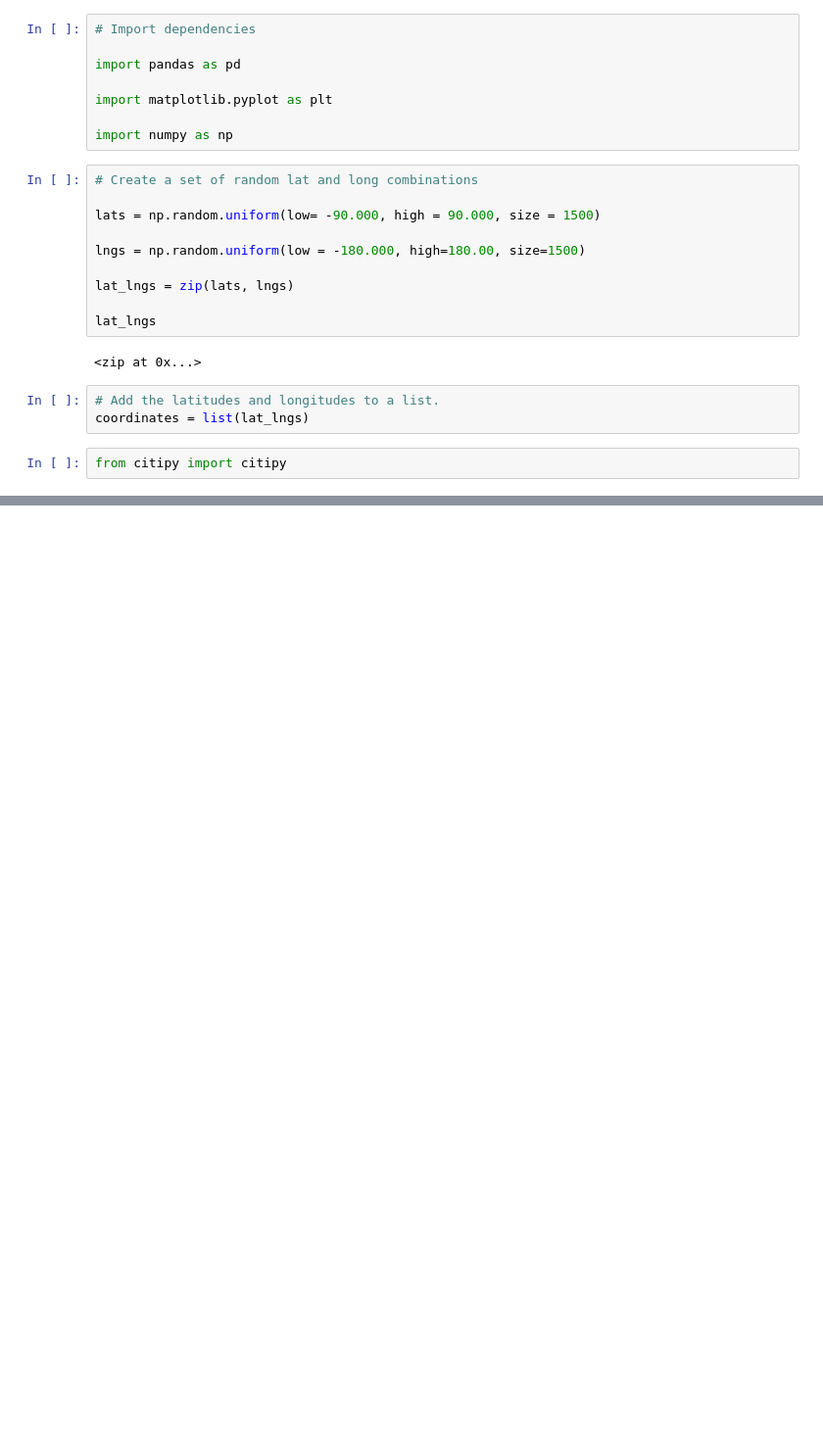
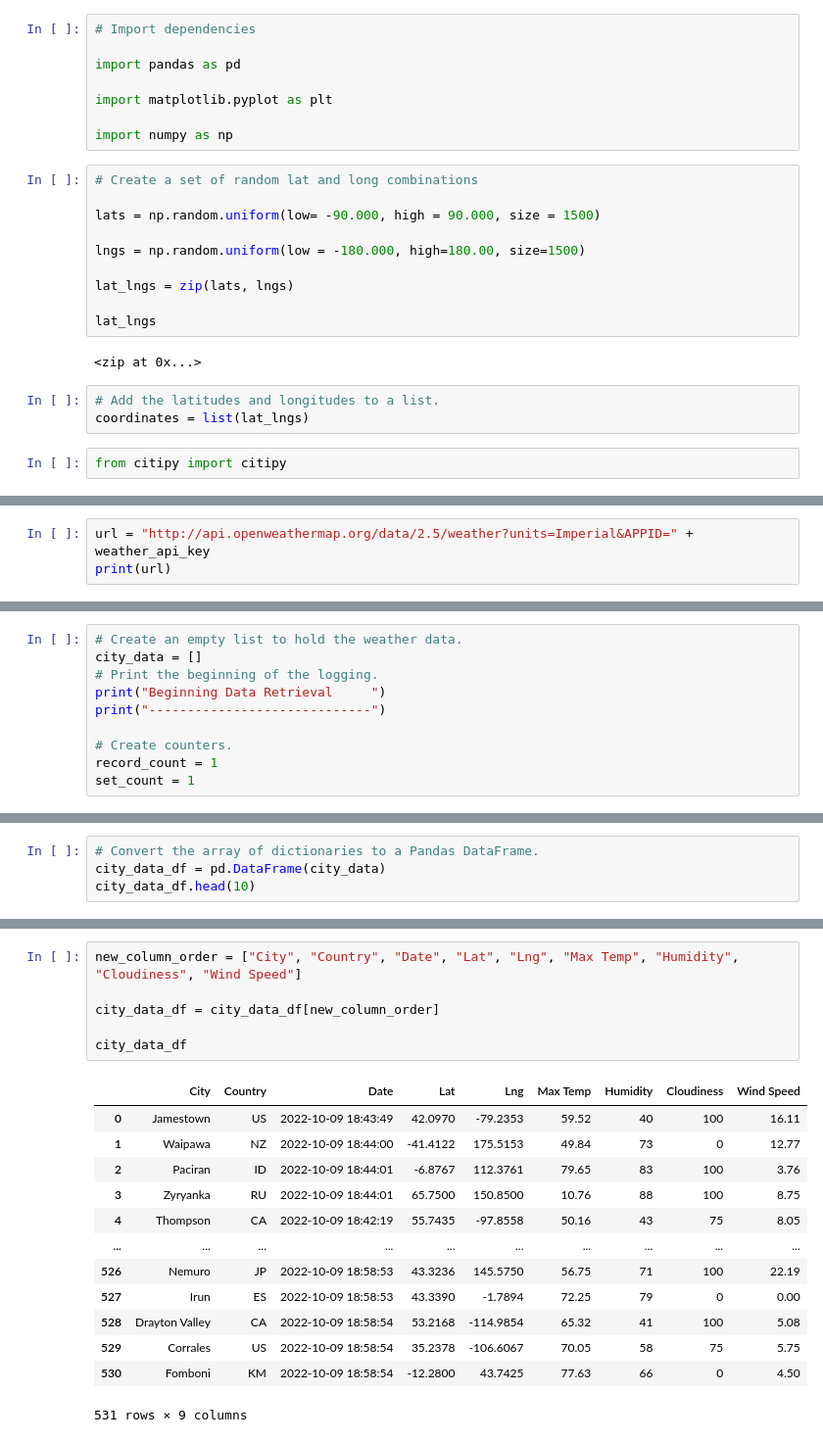
Before and after one commit to Adam-Warrick/world_weather_analysis, a Jupyter notebook: weatherpy.ipynb, the cells around one changed output, grey strips where cells are left out. Shown: that part at 98% size. Saved outputs shown, nothing was run; the diff lists cells and outputs as text; blank space fills up the shorter version.

Commit message:
Updated weatherpy

```diff
--- a/weatherpy.ipynb
+++ b/weatherpy.ipynb
@@ -45,0 +62,3 @@ len(cities)
+# %%
+url = "http://api.openweathermap.org/data/2.5/weather?units=Imperial&APPID=" + weather_api_key
+print(url)
@@ -45,0 +67,10 @@ len(cities)
+# %%
+# Create an empty list to hold the weather data.
+city_data = []
+# Print the beginning of the logging.
+print("Beginning Data Retrieval     ")
+print("-----------------------------")
+
+# Create counters.
+record_count = 1
+set_count = 1
@@ -45,0 +154,4 @@ len(cities)
+# %%
+# Convert the array of dictionaries to a Pandas DataFrame.
+city_data_df = pd.DataFrame(city_data)
+city_data_df.head(10)
@@ -45,0 +170,20 @@ len(cities)
+# %%
+new_column_order = ["City", "Country", "Date", "Lat", "Lng", "Max Temp", "Humidity", "Cloudiness", "Wind Speed"]
+
+city_data_df = city_data_df[new_column_order]
+
+city_data_df
+# %% [output]
+|  | City | Country | Date | Lat | Lng | Max Temp | Humidity | Cloudiness | Wind Speed |
+| 0 | Jamestown | US | 2022-10-09 18:43:49 | 42.0970 | -79.2353 | 59.52 | 40 | 100 | 16.11 |
+| 1 | Waipawa | NZ | 2022-10-09 18:44:00 | -41.4122 | 175.5153 | 49.84 | 73 | 0 | 12.77 |
+| 2 | Paciran | ID | 2022-10-09 18:44:01 | -6.8767 | 112.3761 | 79.65 | 83 | 100 | 3.76 |
+| 3 | Zyryanka | RU | 2022-10-09 18:44:01 | 65.7500 | 150.8500 | 10.76 | 88 | 100 | 8.75 |
+| 4 | Thompson | CA | 2022-10-09 18:42:19 | 55.7435 | -97.8558 | 50.16 | 43 | 75 | 8.05 |
+| ... | ... | ... | ... | ... | ... | ... | ... | ... | ... |
+| 526 | Nemuro | JP | 2022-10-09 18:58:53 | 43.3236 | 145.5750 | 56.75 | 71 | 100 | 22.19 |
+| 527 | Irun | ES | 2022-10-09 18:58:53 | 43.3390 | -1.7894 | 72.25 | 79 | 0 | 0.00 |
+| 528 | Drayton Valley | CA | 2022-10-09 18:58:54 | 53.2168 | -114.9854 | 65.32 | 41 | 100 | 5.08 |
+| 529 | Corrales | US | 2022-10-09 18:58:54 | 35.2378 | -106.6067 | 70.05 | 58 | 75 | 5.75 |
+| 530 | Fomboni | KM | 2022-10-09 18:58:54 | -12.2800 | 43.7425 | 77.63 | 66 | 0 | 4.50 |
+531 rows × 9 columns
```
Also changed, not shown: parts of 10 cells of this notebook.
